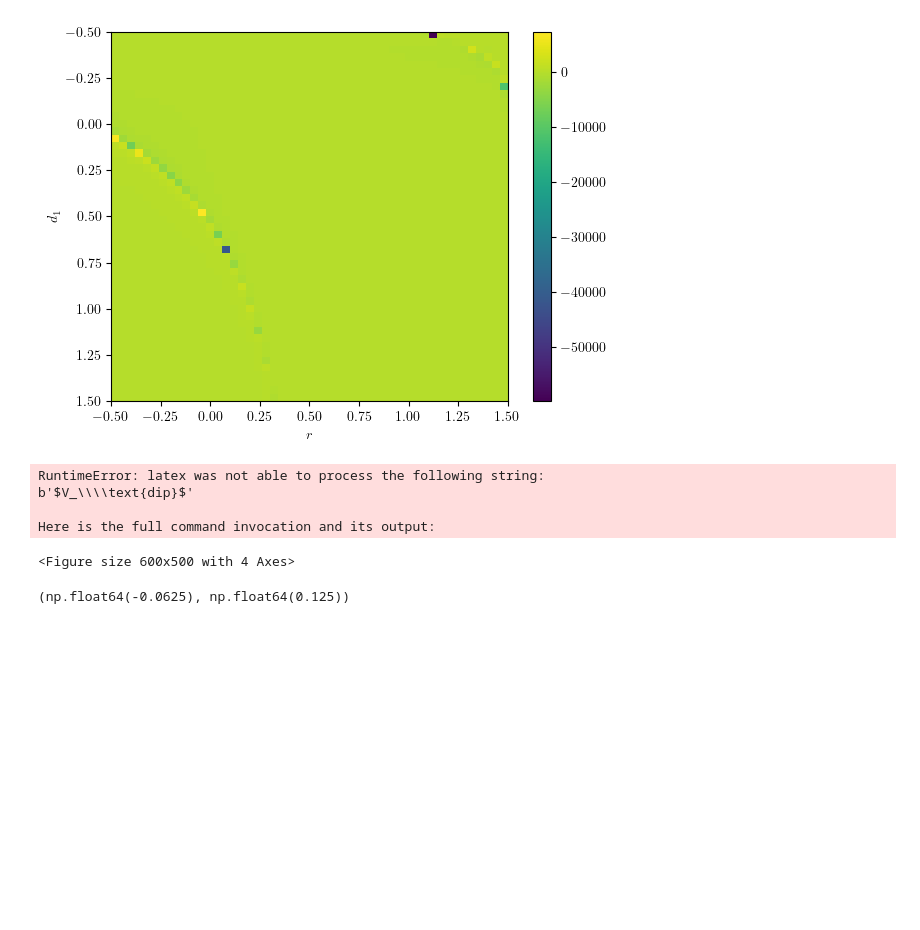
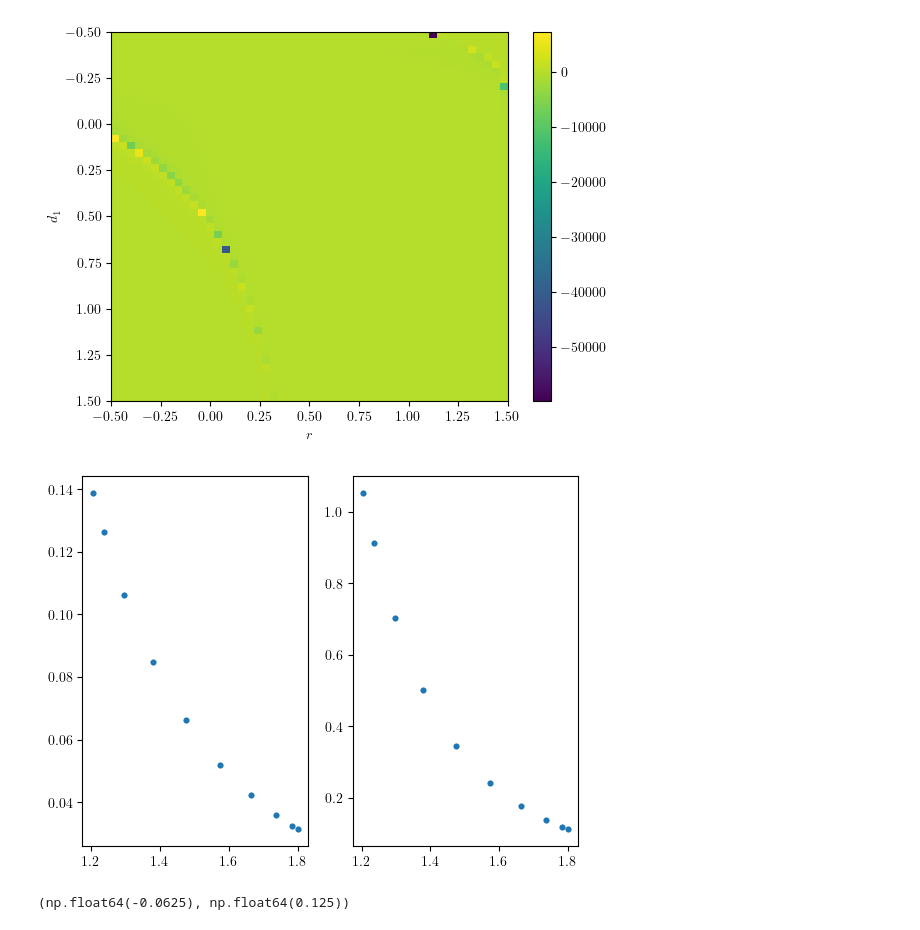
Before and after one commit to ChriGomm/master, a Jupyter notebook: numerics/interactions.ipynb, the cells around one changed output. Drawn from its saved outputs; the diff is of its cells as text; code cells hidden in the pictures; blank space fills up the shorter version.

```diff
--- a/numerics/interactions.ipynb
+++ b/numerics/interactions.ipynb
@@ -38,6 +38,23 @@ def dip_dip(r_vec,d):
         return 0
     potential = 1/r**3 * (1- 3*(np.dot(d,r_vec)/r)**2)
     return potential
+
+def nom_der1(dx,phi):
+    rx = np.cos(phi)
+    ry = np.sin(phi)
+    dy = np.sqrt(1-dx**2)
+    f = -3*rx + 15*rx*(rx*dx+ry*dy)**2-6*dx*(rx*dx+ry*dy)
+    return f
+
+def dip_zero_der(b,h):
+    phi = np.arctan(h/b)
+    bracket = (max(-1,0-phi/2*2.8),max(0,0.7-phi/2))
+    # bracket = (0,1)
+    if nom_der1(bracket[0],phi)*nom_der1(bracket[1],phi)<=0:
+        root = root_scalar(nom_der1,args=phi,bracket=bracket)
+        # root = root_scalar(func,args=phi,x0=0)
+        return root.root
+    return 0
 
 
 def dipole_trap_onsite(i: int, j:int) -> float:
@@ -416,62 +433,60 @@ from scipy.optimize import minimize
 def ratio(x,rx):
     h = x[0]
     d = np.array([np.sin(x[1]),np.cos(x[1])])
     R = np.array([rx,h])
     return -np.abs(dip_derivative_full(R,0,0,d,100)/dip_dip(R,d))
-b0 =2.
+b0 =1.8
 a = 3
 freq = 1
-h = 0
+h = 0.4
 N = 20
 # d = np.array([np.sqrt(1/3),np.sqrt(2/3)])
 d= np.array([0,1])
 def time_traj(t):
     b = a/2+(b0-a/2)*np.cos(2*np.pi*freq*t)
     Delta = np.sin(2*np.pi*freq*t)
-    return b, h, Delta
+    dx = dip_zero_der(b,h)
+    d = np.array([dx,np.sqrt(1-dx**2)])
+    return b, h, Delta, d
 rx = np.linspace(0.5,4,N)
 t = np.linspace(0,1,N)
 V = np.zeros(N)
 V2 = np.zeros(N)
 V_der = np.zeros(N)
 V_der2 = np.zeros(N)
 Delta = np.zeros(N)
 for i in range(N):
-    rx[i], h, Delta[i] = time_traj(t[i])
-    V_der[i] = dip_derivative_full(np.array([rx[i],h]),0,0,d,100)/6
+    rx[i], h, Delta[i], d = time_traj(t[i])
+    V_der[i] = dip_derivative_full(np.array([rx[i],h]),0,0,d,100)
     V[i] = dip_dip(np.array([rx[i],h]),d)
     V2[i] = dip_dip(np.array([rx[i]*4/3,0]),d)
     V_der2[i] = dip_derivative_full(np.array([rx[i]*4/3,0]),0,0,d,100)
 
 
 
-fig, ax = plt.subplots(2,2,figsize=(6,5))
-# ax[0].scatter(rx,opt_h)
-# ax[0].scatter(rx,opt_d1)
-ax[0,0].scatter(t,V)
-ax[0,1].scatter(t,V_der)
-ax[1,0].scatter(rx,V)
-ax[1,1].scatter(rx,V_der)
-ax[0,0].set_xlabel(r'$t$')
-ax[0,0].set_ylabel(r'$V_\text{dip}$',rotation=0)
-ax[0,1].set_xlabel(r'$t$')
-ax[0,1].set_ylabel(r'$V_\text{cpl.}$',rotation=0,labelpad=10)
-ax[1,0].set_xlabel(r'$b$')
-ax[1,0].set_ylabel(r'$V_\text{dip}$',rotation=0)
-ax[1,1].set_xlabel(r'$b$')
-ax[1,1].set_ylabel(r'$V_\text{cpl.}$',rotation=0,labelpad=10)
-plt.subplots_adjust(wspace=0.4,hspace=0.3)
-# fig2, ax2 = plt.subplots(1,2)
-# ax2[0].scatter(rx,V)
-# ax2[1].scatter(rx,V_der)
+# fig, ax = plt.subplots(2,2,figsize=(6,5))
+# # ax[0].scatter(rx,opt_h)
+# # ax[0].scatter(rx,opt_d1)
+# ax[0,0].scatter(t,V)
+# ax[0,1].scatter(t,V_der)
+# ax[1,0].scatter(rx,V)
+# ax[1,1].scatter(rx,V_der)
+# ax[0,0].set_xlabel(r'$t$')
+# ax[0,0].set_ylabel(r'$V_\text{dip}$',rotation=0)
+# ax[0,1].set_xlabel(r'$t$')
+# ax[0,1].set_ylabel(r'$V_\text{cpl.}$',rotation=0,labelpad=10)
+# ax[1,0].set_xlabel(r'$b$')
+# ax[1,0].set_ylabel(r'$V_\text{dip}$',rotation=0)
+# ax[1,1].set_xlabel(r'$b$')
+# ax[1,1].set_ylabel(r'$V_\text{cpl.}$',rotation=0,labelpad=10)
+# plt.subplots_adjust(wspace=0.4,hspace=0.3)
+fig2, ax2 = plt.subplots(1,2)
+ax2[0].scatter(rx,V,s=10)
+ax2[1].scatter(rx,V_der,s=10)
 # plt.savefig("/home/christian/Documents/master/protocol/pictures/"+"interaction_ricemele_chain4.pdf")
 plt.show()
 # %% [output]
-RuntimeError: latex was not able to process the following string:
-b'$V_\\\\text{dip}$'
-
-Here is the full command invocation and its output:
-<Figure size 600x500 with 4 Axes>
+[figure, added]
 # %%
 V_der[0], V[0]
 # %% [output]
```
Also changed, not shown: parts of 3 cells of this notebook, 15 other files.
